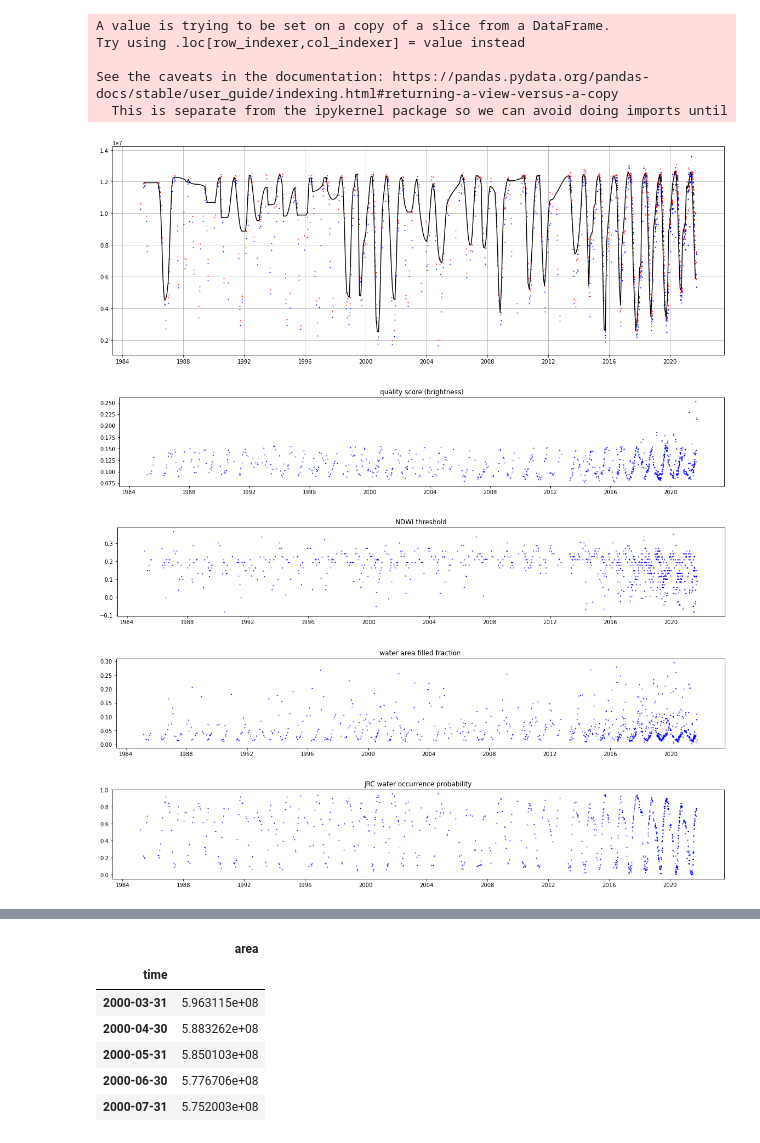
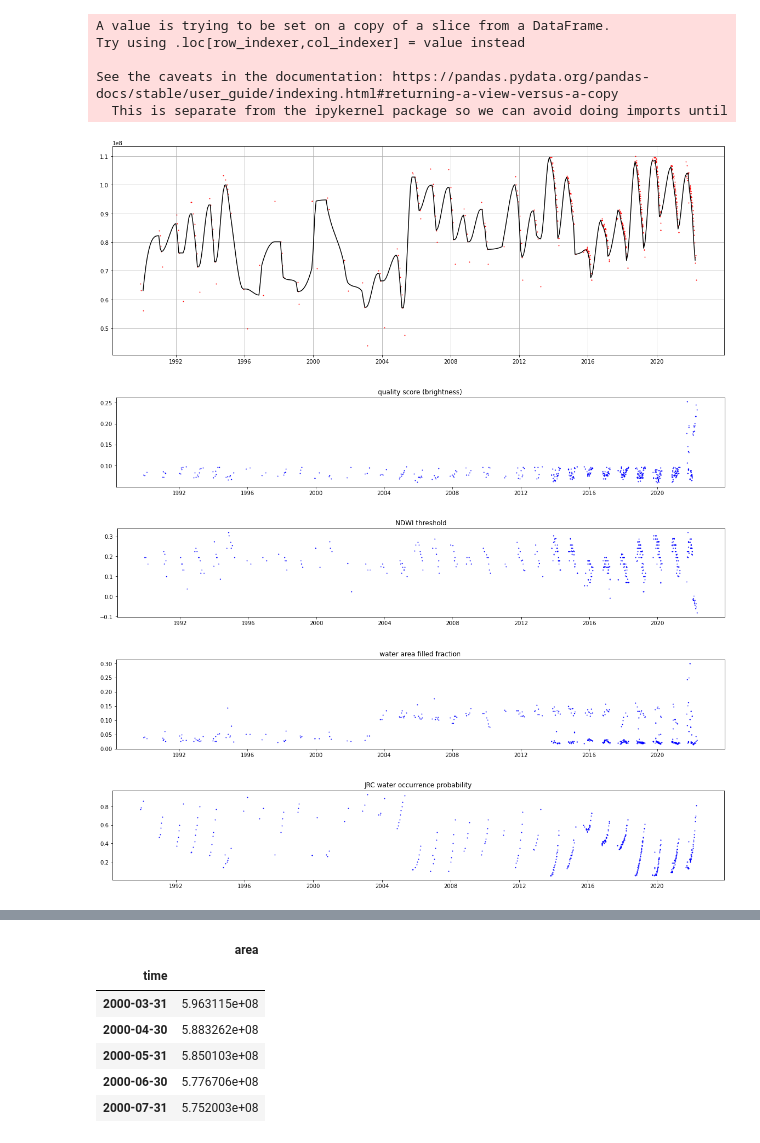
Before and after one commit to global-water-watch/research-reservoir-water-dynamics, a Jupyter notebook: notebooks/01-daily-to-monthly.ipynb, the cells around one changed output, grey strips where cells are left out. Drawn from its saved outputs; the diff is of its cells as text; code cells hidden in the pictures.

```diff
--- a/notebooks/01-daily-to-monthly.ipynb
+++ b/notebooks/01-daily-to-monthly.ipynb
@@ -74,7 +74,7 @@ def clean_data(df_eo, step='MS', skip_missings=True, min_missings_step=12):
     # d = remove_large_gradients(d, 85)
     # d = remove_large_gradients(d, 85)
 
-    d = remove_large_gradients(d, 85)
+    # d = remove_large_gradients(d, 95)
     d = remove_large_gradients(d, 99)
 
     # take top 90% (eliminate underfilling due to lower trust in water occurrence)
@@ -221,16 +204,16 @@ de[de.index > '2006-08-01']
 # %%
-de = plot('0084527.csv')
+de = plot('0089034.csv')
 # %% [output]
 A value is trying to be set on a copy of a slice from a DataFrame.
 Try using .loc[row_indexer,col_indexer] = value instead
 
 See the caveats in the documentation: https://pandas.pydata.org/pandas-docs/stable/user_guide/indexing.html#returning-a-view-versus-a-copy
   This is separate from the ipykernel package so we can avoid doing imports until
-[figure, old version]
+[figure, new version]
-[figure, old version]
+[figure, new version]
-[figure, old version]
+[figure, new version]
-[figure, old version]
+[figure, new version]
-[figure, old version]
+[figure, new version]
 # %%
 de = plot('0092039.csv')
 # %% [output]
```
Also changed, not shown: parts of 6 cells of this notebook, 6 other files.
